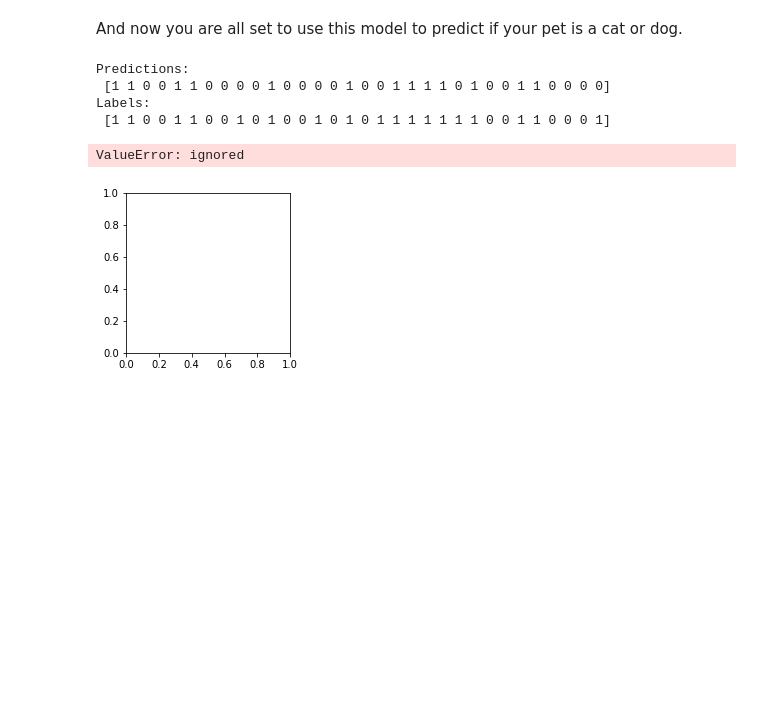
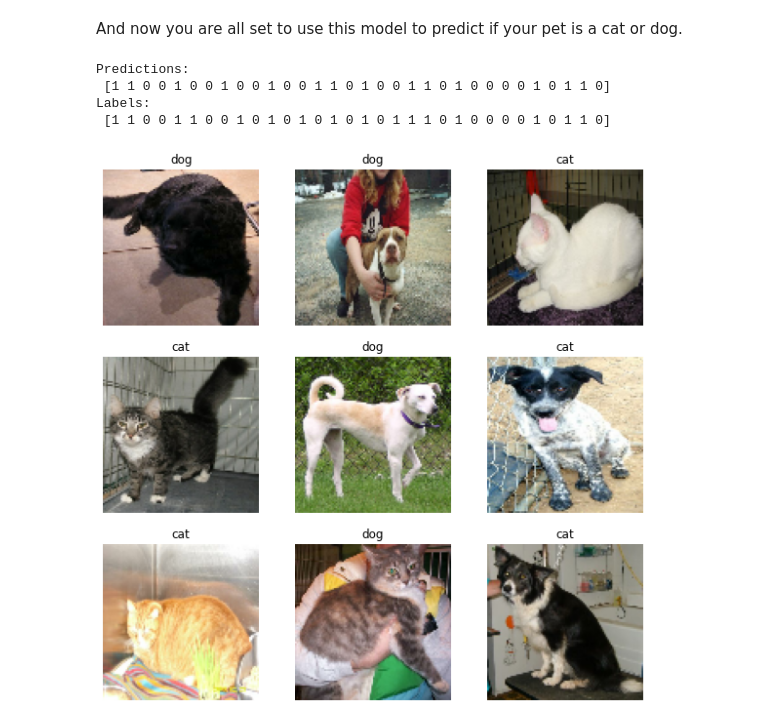
Before and after one commit to YachaySCG/summer_school_2021, a Jupyter notebook: tutorial_day1_transfer_learning.ipynb, the cells around one changed output. Drawn from its saved outputs; the diff is of its cells as text; code cells hidden in the pictures; blank space fills up the shorter version.

Commit message:
transfer_learning modifications

```diff
--- a/tutorial_day1_transfer_learning.ipynb
+++ b/tutorial_day1_transfer_learning.ipynb
@@ -28,5 +28,5 @@ BATCH_SIZE = 32
 IMG_SIZE = (96, 96)
 # %%
 # Construct a tf.data.Dataset
-ds = tfds.load('cifar10', split='test', shuffle_files=True)
+ds = tfds.load('cats_vs_dogs', split='train', shuffle_files=True)
 # %% [output]
@@ -124,7 +126,7 @@ def restore_original_image_from_array(x, data_format=''):
     return x
 # %%
 # plot some samples
-class_names = ["airplane", "automobile", "bird", "cat", "deer", "dog", "frog", "horse", "ship", "truck"]
+class_names = ["cat", "dog"]
 
 plt.figure(figsize=(5, 5))
 for i, (images, labels) in enumerate(ds.take(1)):
@@ -270,7 +274,7 @@ model = tf.keras.Model(inputs, outputs)
 Compile the model before training it. Since there are two classes, use a binary cross-entropy loss with from_logits=True since the model provides a linear output.
 # %%
 base_learning_rate = 0.0001
-model.compile(optimizer=tf.keras.optimizers.Adam(lr=base_learning_rate),
+model.compile(optimizer=tf.keras.optimizers.Adam(learning_rate=base_learning_rate),
               loss=tf.keras.losses.BinaryCrossentropy(from_logits=True),
               metrics=['accuracy'])
 # %%
@@ -421,7 +447,7 @@ for layer in base_model.layers[:fine_tune_at]:
 As you are training a much larger model and want to readapt the pretrained weights, it is important to use a lower learning rate at this stage. Otherwise, your model could overfit very quickly.
 # %%
 model.compile(loss=tf.keras.losses.BinaryCrossentropy(from_logits=True),
-              optimizer = tf.keras.optimizers.RMSprop(lr=base_learning_rate/10),
+              optimizer = tf.keras.optimizers.RMSprop(learning_rate=base_learning_rate/10),
               metrics=['accuracy'])
 # %%
 model.summary()
@@ -529,26 +555,26 @@ And now you are all set to use this model to predict if your pet is a cat or dog
 # %%
 #Retrieve a batch of images from the test set
 image_batch, label_batch = test_dataset.as_numpy_iterator().next()
 predictions = model.predict_on_batch(image_batch).flatten()
 
 # Apply a sigmoid since our model returns logits
 predictions = tf.nn.sigmoid(predictions)
 predictions = tf.where(predictions < 0.5, 0, 1)
 
 print('Predictions:\n', predictions.numpy())
 print('Labels:\n', label_batch)
 
 plt.figure(figsize=(10, 10))
 for i in range(9):
   ax = plt.subplot(3, 3, i + 1)
-  img = restore_original_image_from_array(image_batch[i]) / 255.0
+  x = np.copy(image_batch[i])
+  img = restore_original_image_from_array(x) / 255.0
   plt.imshow(img)
   plt.title(class_names[predictions[i]])
   plt.axis("off")
 # %% [output]
 Predictions:
- [1 1 0 0 1 1 0 0 0 0 1 0 0 0 0 1 0 0 1 1 1 1 0 1 0 0 1 1 0 0 0 0]
+ [1 1 0 0 1 0 0 1 0 0 1 0 0 1 1 0 1 0 0 1 1 0 1 0 0 0 0 1 0 1 1 0]
 Labels:
- [1 1 0 0 1 1 0 0 1 0 1 0 0 1 0 1 0 1 1 1 1 1 1 1 0 0 1 1 0 0 0 1]
+ [1 1 0 0 1 1 0 0 1 0 1 0 1 0 1 0 1 0 1 1 1 0 1 0 0 0 0 1 0 1 1 0]
-ValueError: ignored
-[figure, old version]
+[figure, new version]
```
Also changed, not shown: parts of 21 cells of this notebook.
